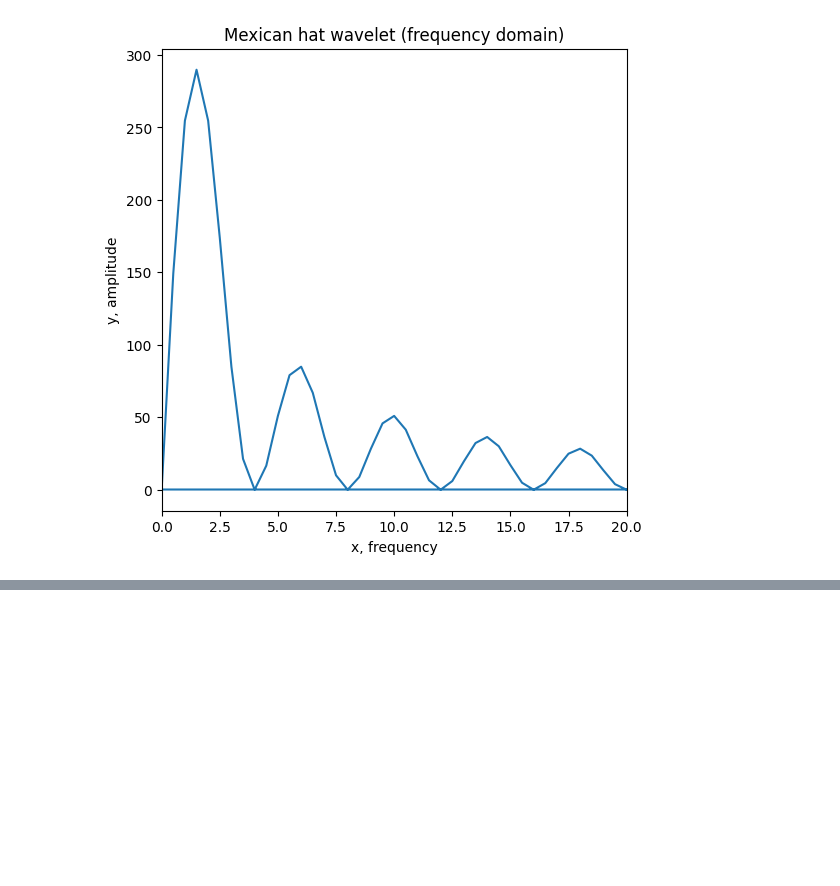
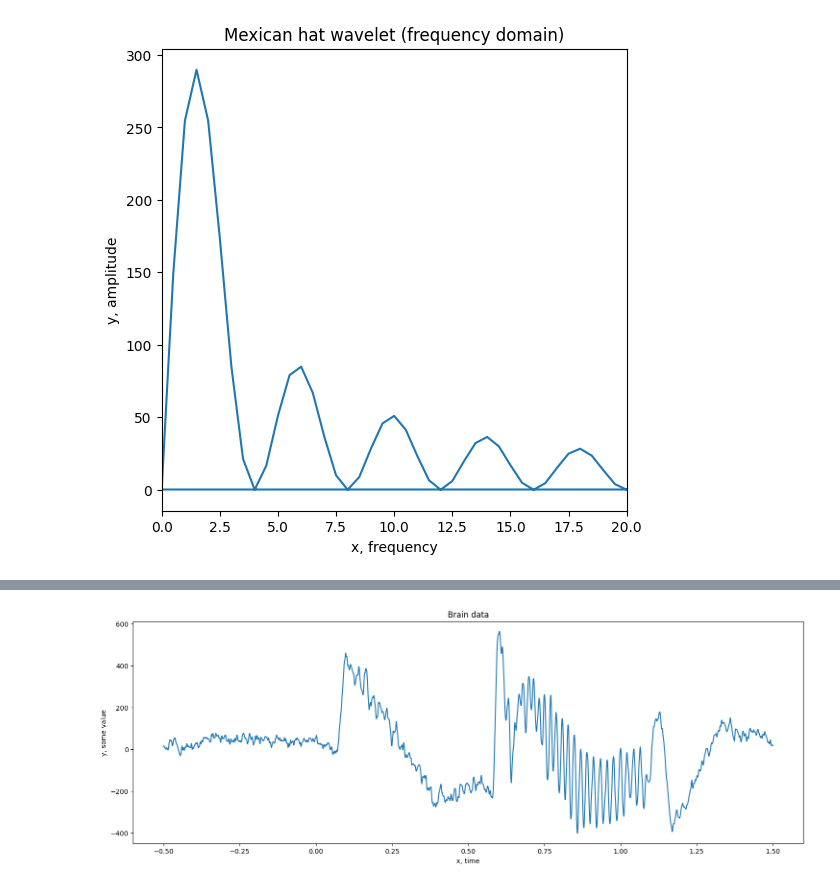
Before and after one commit to pimonov-student/another_digital_signal, a Jupyter notebook: lab_six.ipynb, the cells around one changed output, grey strips where cells are left out. Cells and saved outputs as stored; diff of their text form; code cells hidden in the pictures; blank space fills up the shorter version.

```diff
--- a/lab_six.ipynb
+++ b/lab_six.ipynb
@@ -175,0 +218,10 @@ plt.show()
+# %%
+brain_data = scipy.io.loadmat('Lab6_Data.mat')
+print(brain_data)
+
+data = brain_data['data'][0]
+s_rate = brain_data['srate'][0]
+time_vec = brain_data['timevec'][0]
+print('Data: ', data)
+print('Sample rate: ', s_rate)
+print('Time: ', time_vec)
@@ -175,0 +236,9 @@ plt.show()
+# %%
+plt.figure(figsize=(18, 6))
+plt.plot(time_vec, data)
+plt.title("Brain data")
+plt.xlabel("x, time")
+plt.ylabel("y, some value")
+plt.show()
+# %% [output]
+[figure, added]
```
Also changed, not shown: parts of 8 cells of this notebook.
